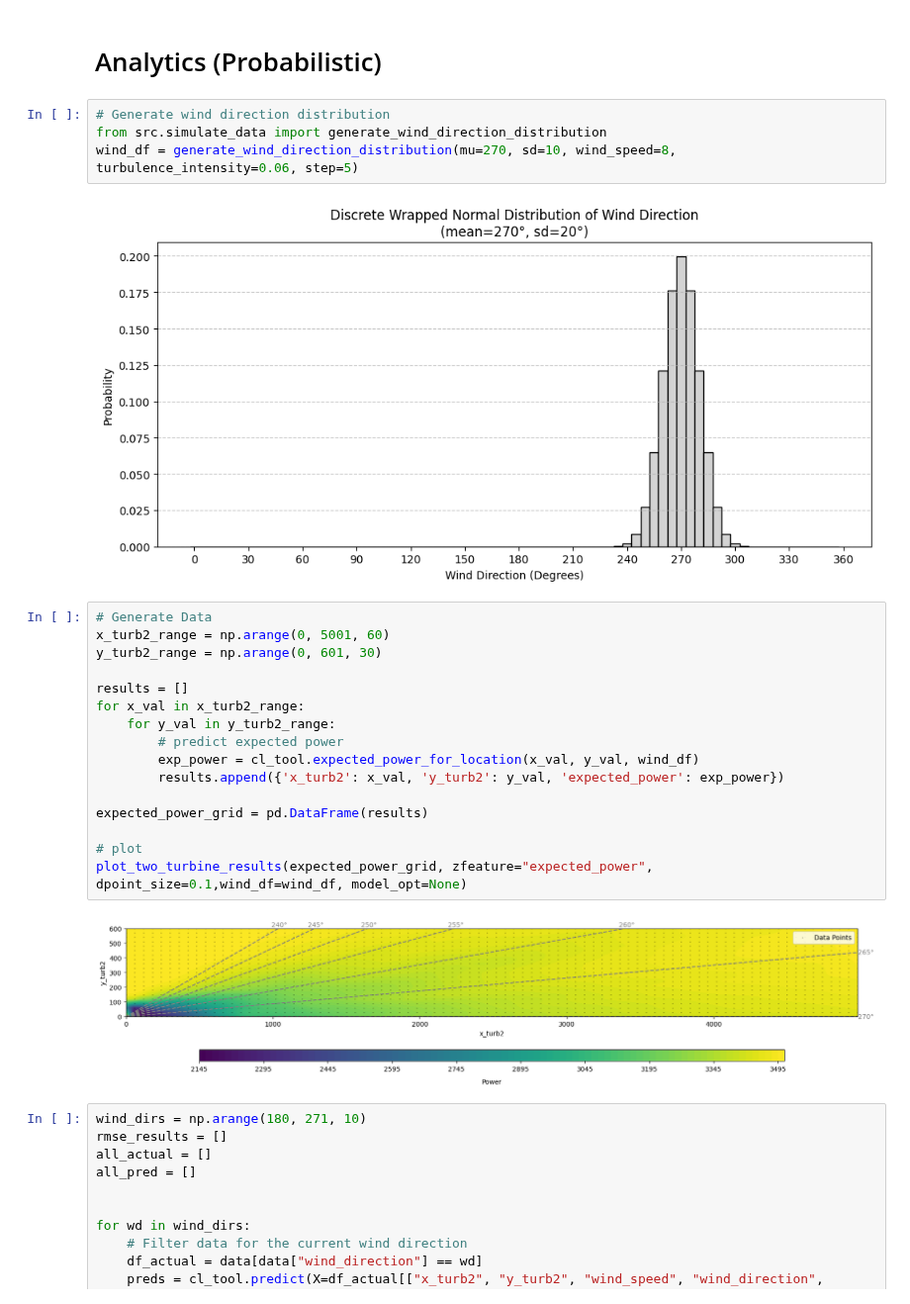
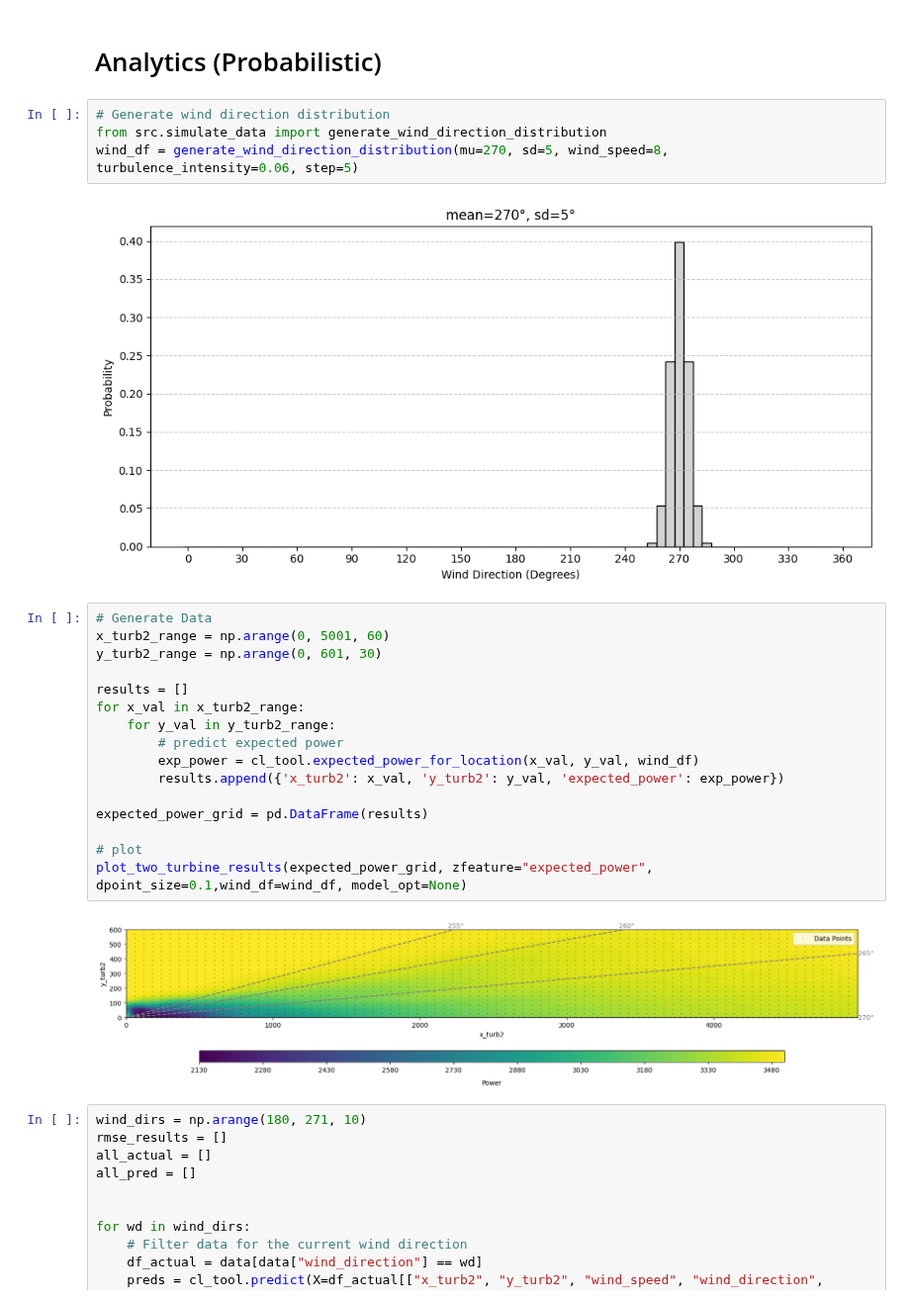
Before and after one commit to schmeti/uc3m_TFM_wind_farm_optimization_codebase, a Jupyter notebook: Windfarm_power_modelling/neural_network_optimization.ipynb, the cells around one changed output. Shown at 99% size. Drawn from its saved outputs; the diff is of its cells as text.

```diff
--- a/Windfarm_power_modelling/neural_network_optimization.ipynb
+++ b/Windfarm_power_modelling/neural_network_optimization.ipynb
@@ -102,9 +102,9 @@ plt.show()
 # %%
 # Generate wind direction distribution
 from src.simulate_data import generate_wind_direction_distribution
-wind_df = generate_wind_direction_distribution(mu=270, sd=10, wind_speed=8, turbulence_intensity=0.06, step=5)
+wind_df = generate_wind_direction_distribution(mu=270, sd=5, wind_speed=8, turbulence_intensity=0.06, step=5)
 # %% [output]
-[figure, old version]
+[figure, new version]
 # %%
 # Generate Data
 x_turb2_range = np.arange(0, 5001, 60)
@@ -122,7 +122,7 @@ expected_power_grid = pd.DataFrame(results)
 # plot
 plot_two_turbine_results(expected_power_grid, zfeature="expected_power", dpoint_size=0.1,wind_df=wind_df, model_opt=None)
 # %% [output]
-[figure, old version]
+[figure, new version]
 # %%
 wind_dirs = np.arange(180, 271, 10)
 rmse_results = []
```
Also changed, not shown: parts of 2 cells of this notebook, 2 other files.
